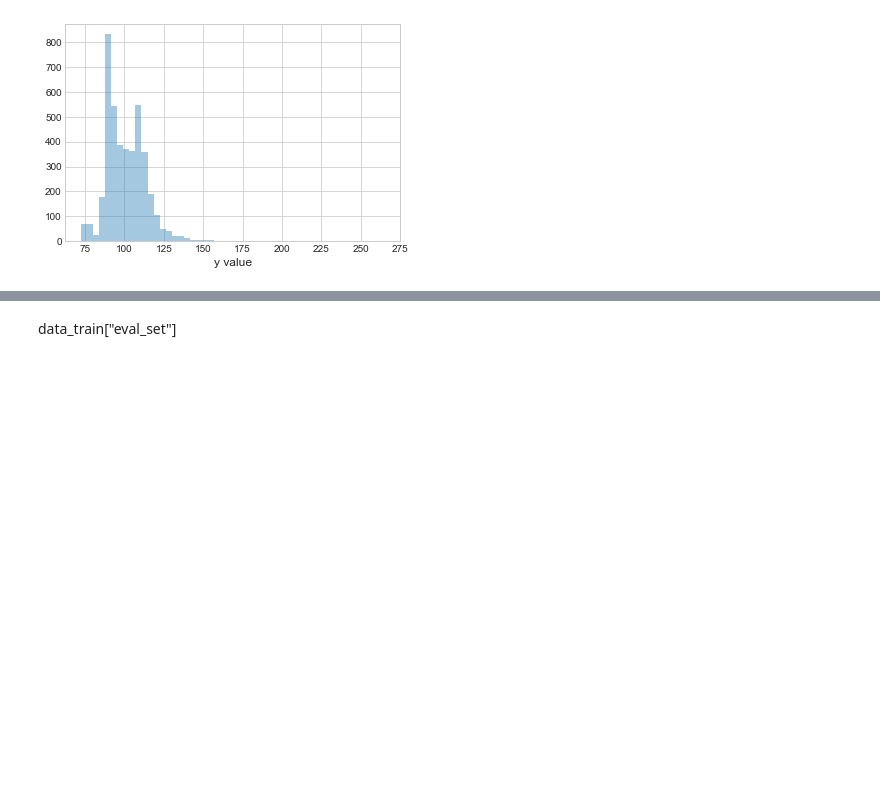
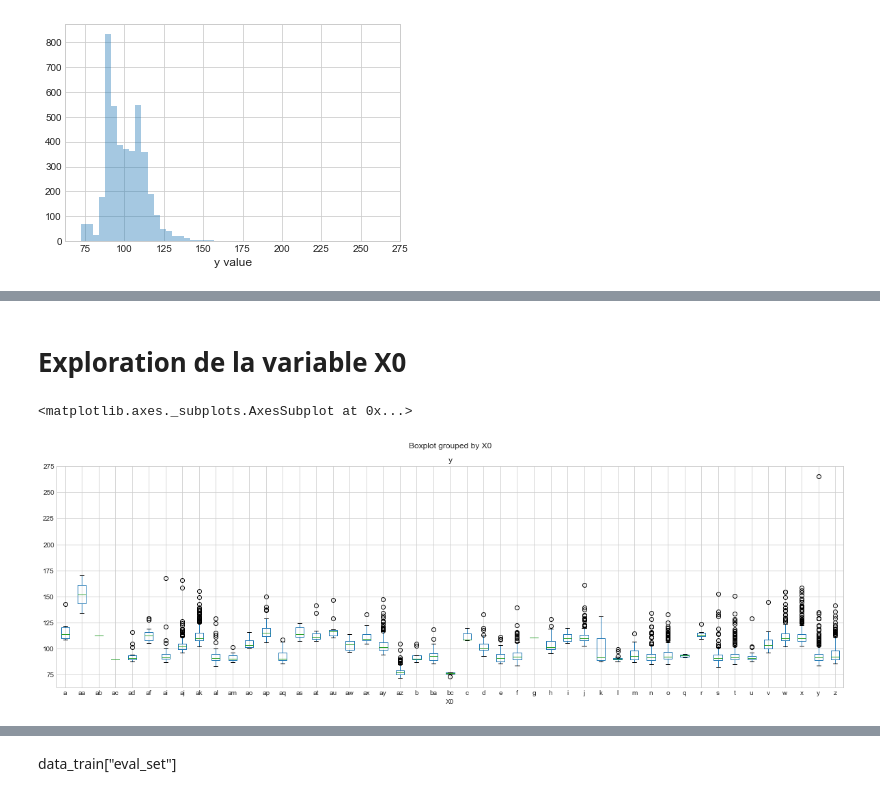
Before and after one commit to roudmane1/mercedes_benz, a Jupyter notebook: Mercedes-Benz.ipynb, the cells around one changed output, grey strips where cells are left out. Saved outputs shown, nothing was run; the diff lists cells and outputs as text; code cells hidden in the pictures; blank space fills up the shorter version.

```diff
--- a/Mercedes-Benz.ipynb
+++ b/Mercedes-Benz.ipynb
@@ -219,0 +214,8 @@ plt.show()
+# %% [markdown]
+# Exploration de la variable X0
+# %%
+
+data_train.boxplot(column="y",by="X0",figsize=(20,6))
+# %% [output]
+<matplotlib.axes._subplots.AxesSubplot at 0x...>
+[figure, added]
```
Also changed, not shown: parts of 55 cells of this notebook, 10 other files.
